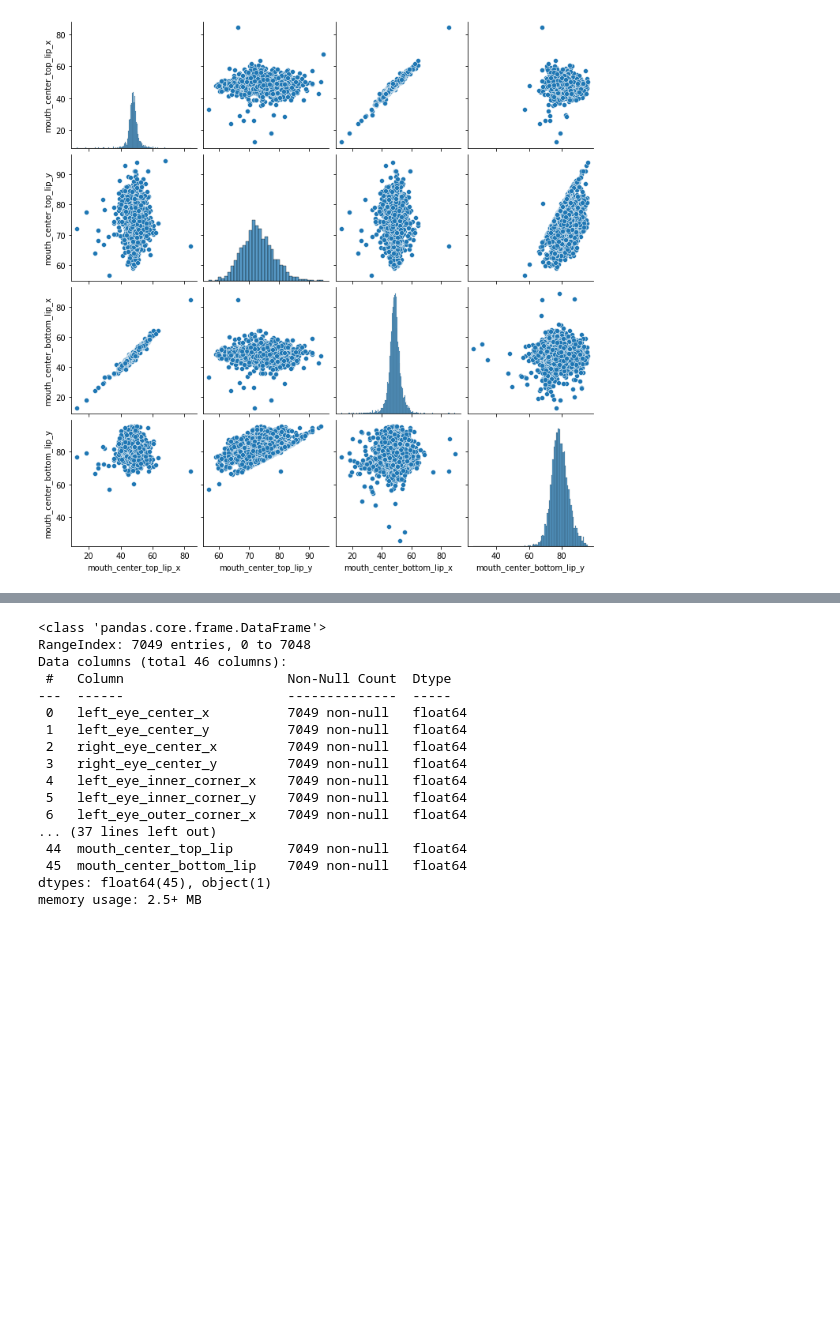
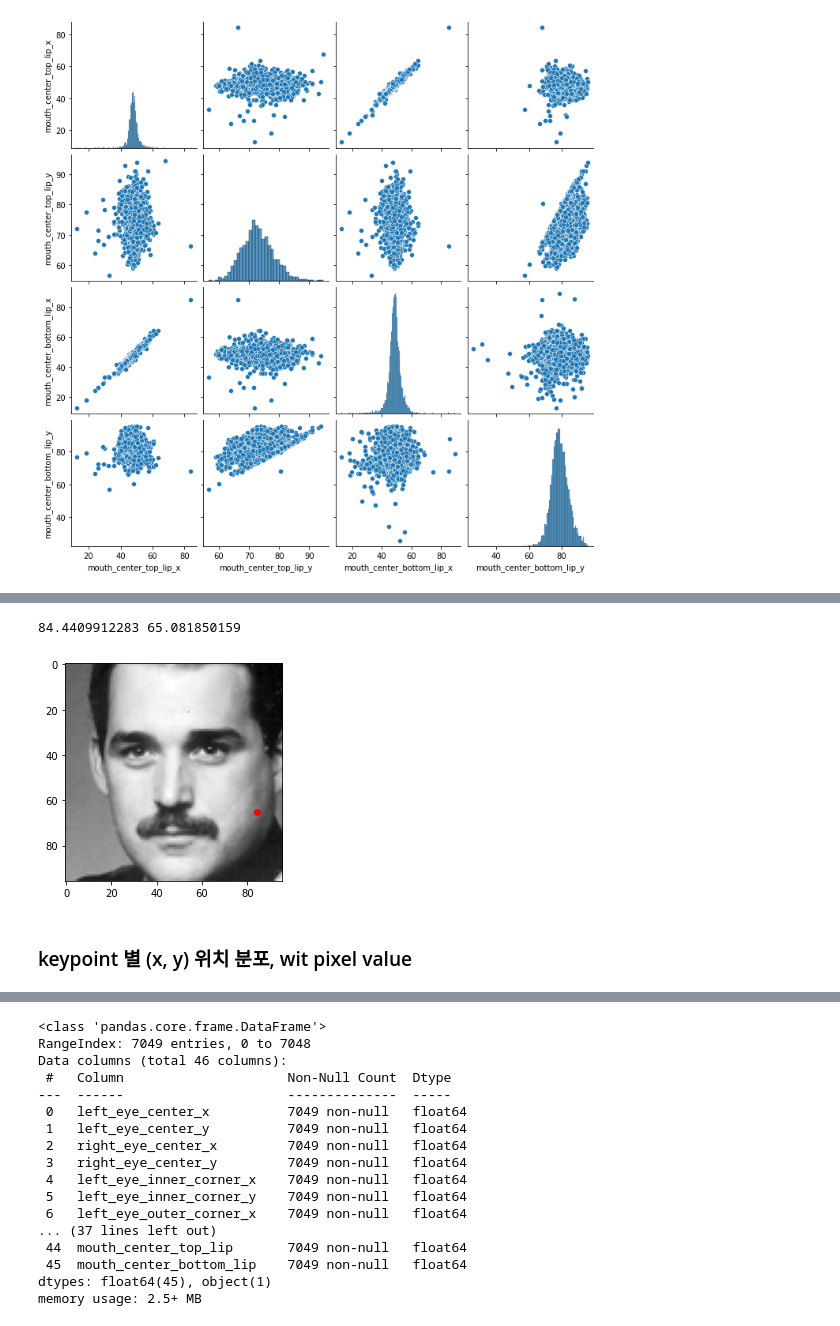
Before and after one commit to seongbae15/pjt_dnn, a Jupyter notebook: dl_pjt/facial_kp_detection_eda.ipynb, the cells around one changed output, grey strips where cells are left out. Cells and saved outputs as stored; diff of their text form; code cells hidden in the pictures; blank space fills up the shorter version.

```diff
--- a/dl_pjt/facial_kp_detection_eda.ipynb
+++ b/dl_pjt/facial_kp_detection_eda.ipynb
@@ -251,0 +220,15 @@ sns.pairplot(data=train_df.iloc[:,26:30])
+# %%
+r = 1877
+plt.figure()
+plt.gca().invert_yaxis()
+x = train_df.iloc[r,4]
+y = train_df.iloc[r,5]
+plt.imshow(temp[r], cmap="gray")
+
+plt.plot(x, y, "ro")
+print(x, y)
+# %% [output]
+84.4409912283 65.081850159
+[figure, added]
+# %% [markdown]
+### keypoint 별 (x, y) 위치 분포, wit pixel value
```
Also changed, not shown: parts of 27 cells of this notebook.
